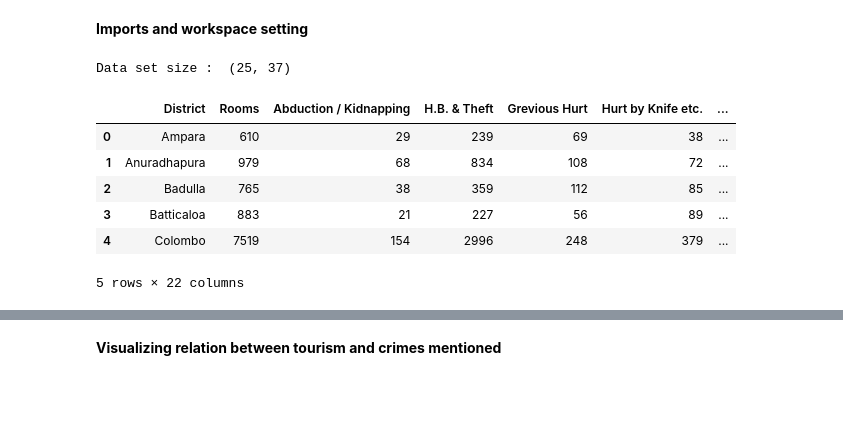
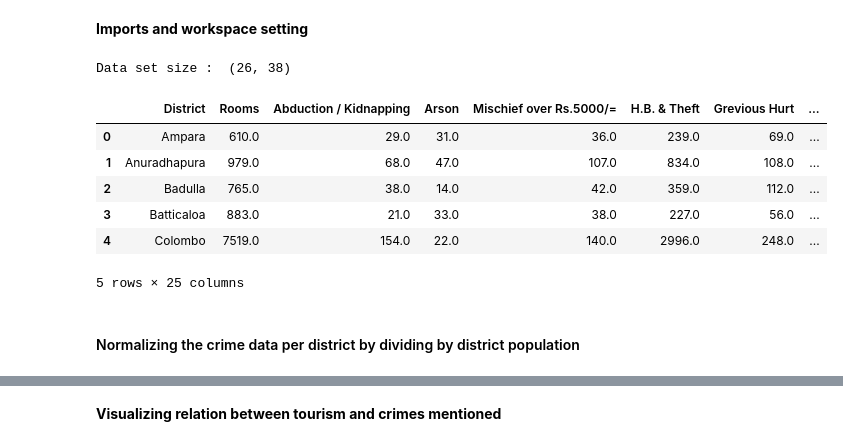
Before and after one commit to PraAnj/gov.lk.data.analysis, a Jupyter notebook: src/tourism_causes_crimes_hypothesis.ipynb, the cells around one changed output, grey strips where cells are left out. Saved outputs shown, nothing was run; the diff lists cells and outputs as text; code cells hidden in the pictures; blank space fills up the shorter version.

```diff
--- a/src/tourism_causes_crimes_hypothesis.ipynb
+++ b/src/tourism_causes_crimes_hypothesis.ipynb
@@ -26,14 +26,16 @@ import matplotlib.pyplot as plt
 # %%
 integrated_data = pd.read_csv('../data/integrated_data.csv')
 print("Data set size : ", integrated_data.shape)
-integrated_data = integrated_data.drop(integrated_data.columns[[0, 3, 4, 5, 6, 7, 8, 9, 10, 11, 12, 13, 14, 16, 17]], axis=1)
+integrated_data = integrated_data.drop(integrated_data.columns[[0, 3, 4, 5, 6, 7, 8, 9, 10, 11, 12, 13, 14]], axis=1)
 integrated_data.head()
 # %% [output]
-Data set size :  (25, 37)
+Data set size :  (26, 38)
-|  | District | Rooms | Abduction / Kidnapping | H.B. & Theft | Grevious Hurt | Hurt by Knife etc. | ... |
-| 0 | Ampara | 610 | 29 | 239 | 69 | 38 | ... |
-| 1 | Anuradhapura | 979 | 68 | 834 | 108 | 72 | ... |
-| 2 | Badulla | 765 | 38 | 359 | 112 | 85 | ... |
-| 3 | Batticaloa | 883 | 21 | 227 | 56 | 89 | ... |
-| 4 | Colombo | 7519 | 154 | 2996 | 248 | 379 | ... |
+|  | District | Rooms | Abduction / Kidnapping | Arson | Mischief over Rs.5000/= | H.B. & Theft | Grevious Hurt | ... |
+| 0 | Ampara | 610.0 | 29.0 | 31.0 | 36.0 | 239.0 | 69.0 | ... |
+| 1 | Anuradhapura | 979.0 | 68.0 | 47.0 | 107.0 | 834.0 | 108.0 | ... |
+| 2 | Badulla | 765.0 | 38.0 | 14.0 | 42.0 | 359.0 | 112.0 | ... |
+| 3 | Batticaloa | 883.0 | 21.0 | 33.0 | 38.0 | 227.0 | 56.0 | ... |
+| 4 | Colombo | 7519.0 | 154.0 | 22.0 | 140.0 | 2996.0 | 248.0 | ... |
-5 rows × 22 columns
+5 rows × 25 columns
+# %% [markdown]
+####  Normalizing the crime data per district by dividing by district population
```
Also changed, not shown: parts of 23 cells of this notebook.
